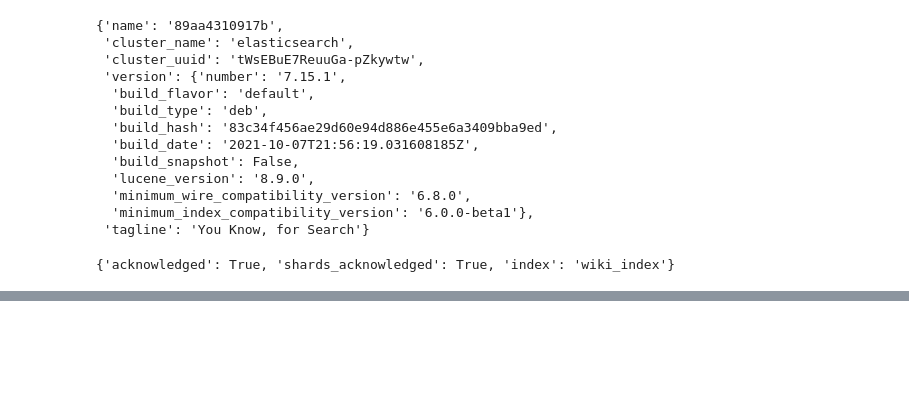
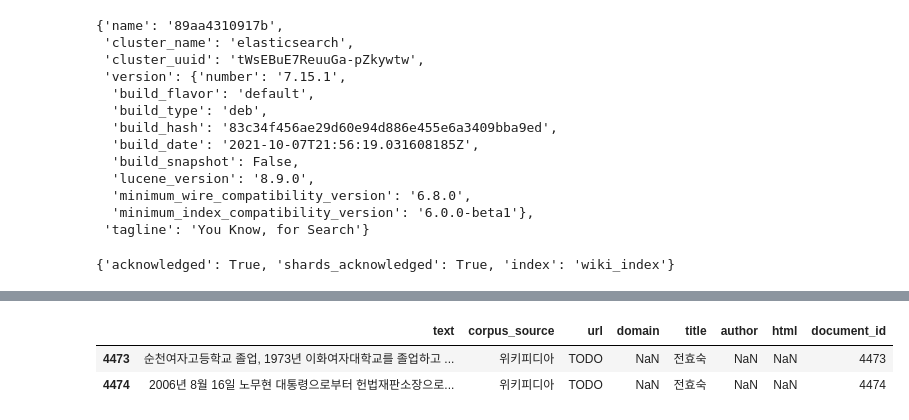
Before and after one commit to boostcampaitech2/mrc-level2-nlp-08, a Jupyter notebook: preprocess_data/preprocess_data_retrieval_negative_sampling.ipynb, the cells around one changed output, grey strips where cells are left out. Cells and saved outputs as stored; diff of their text form; code cells hidden in the pictures; blank space fills up the shorter version.

```diff
--- a/preprocess_data/preprocess_data_retrieval_negative_sampling.ipynb
+++ b/preprocess_data/preprocess_data_retrieval_negative_sampling.ipynb
@@ -22,6 +22,7 @@ def preprocess(text):
     return text
 # %%
 wiki_dataset['text'] = wiki_dataset['text'].apply(preprocess)
+wiki_dataset = wiki_dataset.drop_duplicates(['text','title'],ignore_index=True) # 중복 제거 후 인덱스 재설정
 #train_dataset['context'] = train_dataset['context'].apply(preprocess)
 #valid_dataset['context'] = valid_dataset['context'].apply(preprocess)
 # %%
@@ -282,0 +280,7 @@ for i in range(len(train_query)):
+# %%
+temp_df = wiki_dataset.drop_duplicates(['text','title'])
+temp_df[temp_df['title'] == '전효숙']
+# %% [output]
+|  | text | corpus_source | url | domain | title | author | html | document_id |
+| 4473 | 순천여자고등학교 졸업, 1973년 이화여자대학교를 졸업하고 ... | 위키피디아 | TODO | NaN | 전효숙 | NaN | NaN | 4473 |
+| 4474 | 2006년 8월 16일 노무현 대통령으로부터 헌법재판소장으로... | 위키피디아 | TODO | NaN | 전효숙 | NaN | NaN | 4474 |
```
Also changed, not shown: parts of 14 cells of this notebook, 5 other files.
